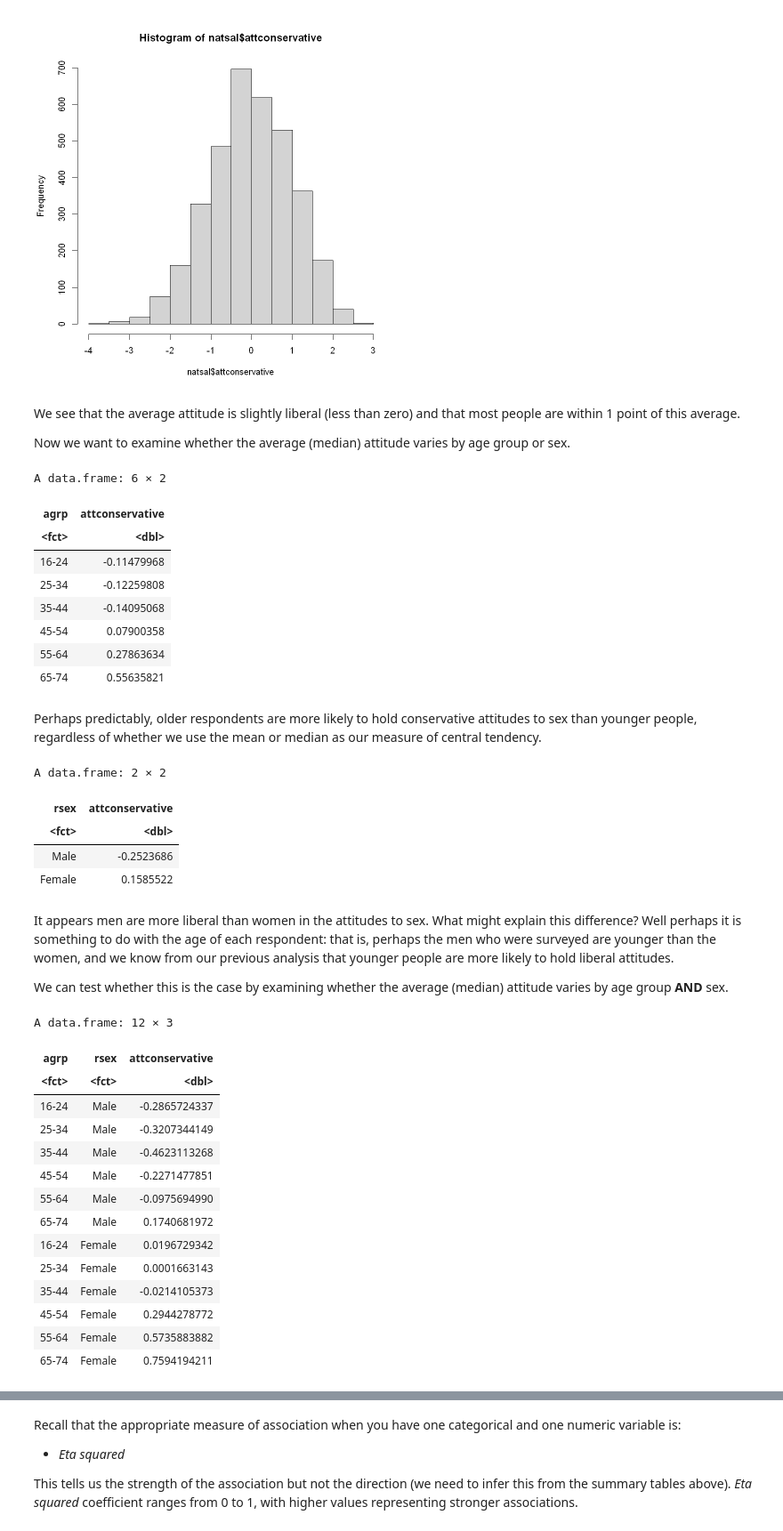
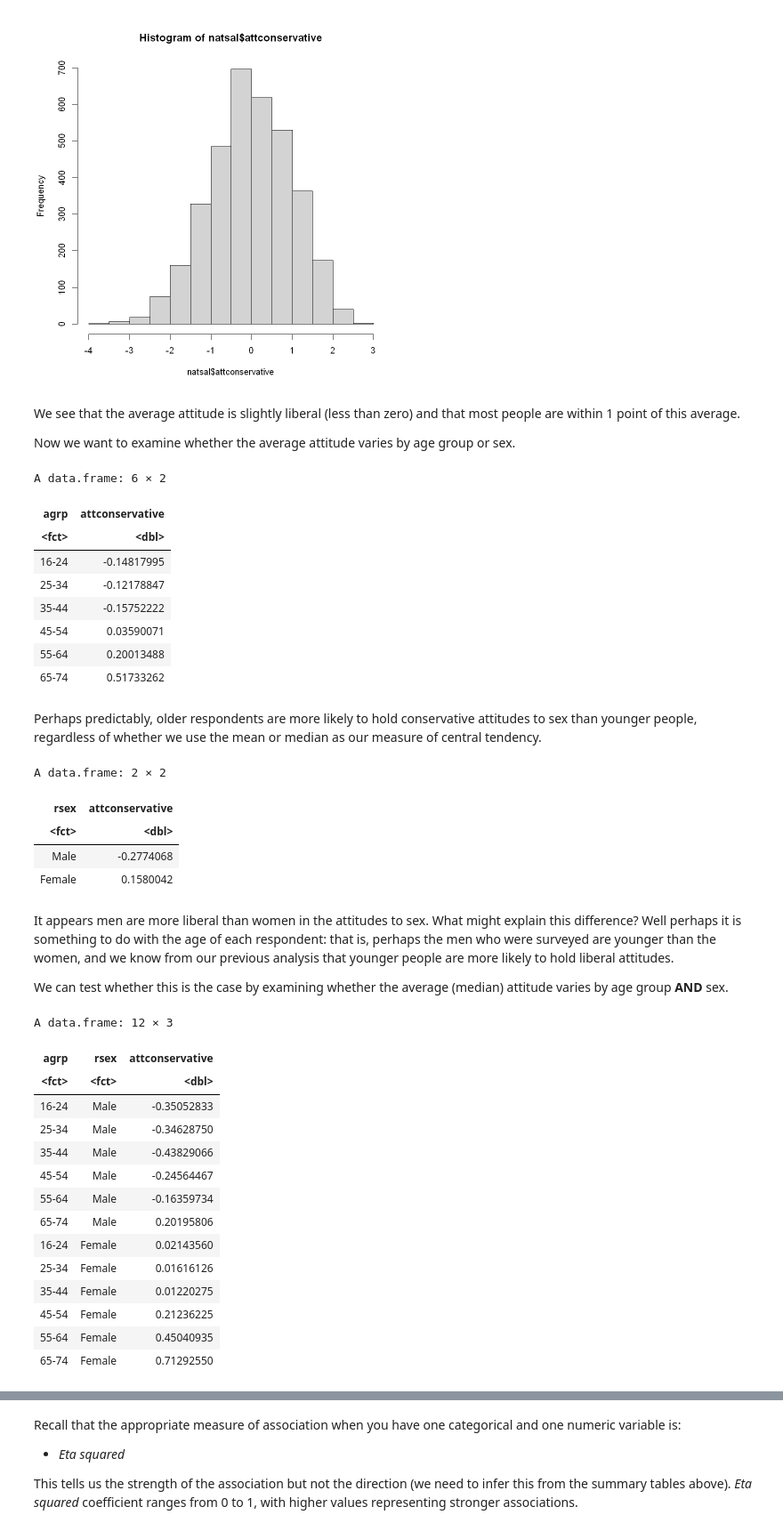
Before and after one commit to DiarmuidM/data-analysis-for-the-social-sciences-2021, a Jupyter notebook: lessons/dass-week-11-multivariate-analysis-2021-11-29.ipynb, the cells around one changed output, grey strips where cells are left out. Shown at 89% size. Saved outputs shown, nothing was run; the diff lists cells and outputs as text; code cells hidden in the pictures.

```diff
--- a/lessons/dass-week-11-multivariate-analysis-2021-11-29.ipynb
+++ b/lessons/dass-week-11-multivariate-analysis-2021-11-29.ipynb
@@ -125,49 +125,49 @@ hist(natsal$attconservative)
 # %% [markdown]
 We see that the average attitude is slightly liberal (less than zero) and that most people are within 1 point of this average.
 
-Now we want to examine whether the average (median) attitude varies by age group or sex.
+Now we want to examine whether the average attitude varies by age group or sex.
 # %%
-aggregate(attconservative ~ agrp, data = natsal, median)
+aggregate(attconservative ~ agrp, data = natsal, mean)
 # %% [output]
 A data.frame: 6 × 2
 | agrp | attconservative |
 | <fct> | <dbl> |
-| 16-24 | -0.11479968 |
-| 25-34 | -0.12259808 |
-| 35-44 | -0.14095068 |
-| 45-54 | 0.07900358 |
-| 55-64 | 0.27863634 |
-| 65-74 | 0.55635821 |
+| 16-24 | -0.14817995 |
+| 25-34 | -0.12178847 |
+| 35-44 | -0.15752222 |
+| 45-54 | 0.03590071 |
+| 55-64 | 0.20013488 |
+| 65-74 | 0.51733262 |
 # %% [markdown]
 Perhaps predictably, older respondents are more likely to hold conservative attitudes to sex than younger people, regardless of whether we use the mean or median as our measure of central tendency.
 # %%
-aggregate(attconservative ~ rsex, data = natsal, median)
+aggregate(attconservative ~ rsex, data = natsal, mean)
 # %% [output]
 A data.frame: 2 × 2
 | rsex | attconservative |
 | <fct> | <dbl> |
-| Male | -0.2523686 |
-| Female | 0.1585522 |
+| Male | -0.2774068 |
+| Female | 0.1580042 |
 # %% [markdown]
 It appears men are more liberal than women in the attitudes to sex. What might explain this difference? Well perhaps it is something to do with the age of each respondent: that is, perhaps the men who were surveyed are younger than the women, and we know from our previous analysis that younger people are more likely to hold liberal attitudes.
 
 We can test whether this is the case by examining whether the average (median) attitude varies by age group **AND** sex.
 # %%
-aggregate(attconservative ~ agrp + rsex, data = natsal, median)
+aggregate(attconservative ~ agrp + rsex, data = natsal, mean)
 # %% [output]
 A data.frame: 12 × 3
 | agrp | rsex | attconservative |
 | <fct> | <fct> | <dbl> |
-| 16-24 | Male | -0.2865724337 |
-| 25-34 | Male | -0.3207344149 |
-| 35-44 | Male | -0.4623113268 |
-| 45-54 | Male | -0.2271477851 |
-| 55-64 | Male | -0.0975694990 |
-| 65-74 | Male | 0.1740681972 |
-| 16-24 | Female | 0.0196729342 |
-| 25-34 | Female | 0.0001663143 |
-| 35-44 | Female | -0.0214105373 |
-| 45-54 | Female | 0.2944278772 |
-| 55-64 | Female | 0.5735883882 |
-| 65-74 | Female | 0.7594194211 |
+| 16-24 | Male | -0.35052833 |
+| 25-34 | Male | -0.34628750 |
+| 35-44 | Male | -0.43829066 |
+| 45-54 | Male | -0.24564467 |
+| 55-64 | Male | -0.16359734 |
+| 65-74 | Male | 0.20195806 |
+| 16-24 | Female | 0.02143560 |
+| 25-34 | Female | 0.01616126 |
+| 35-44 | Female | 0.01220275 |
+| 45-54 | Female | 0.21236225 |
+| 55-64 | Female | 0.45040935 |
+| 65-74 | Female | 0.71292550 |
 # %% [markdown]
```
Also changed, not shown: parts of 2 cells of this notebook.
